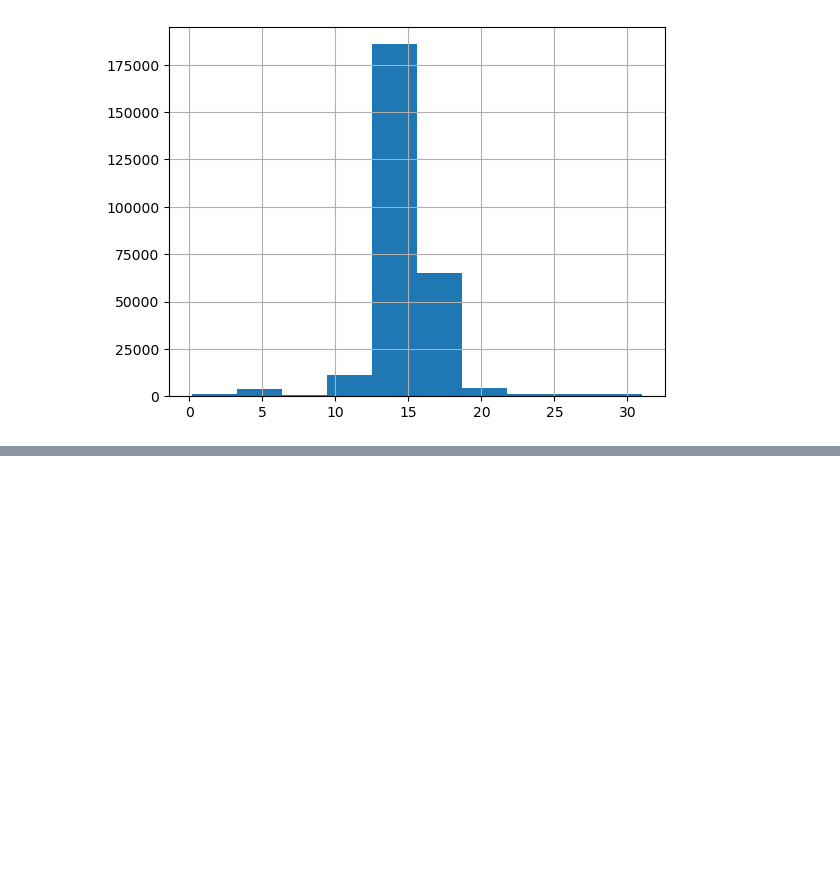
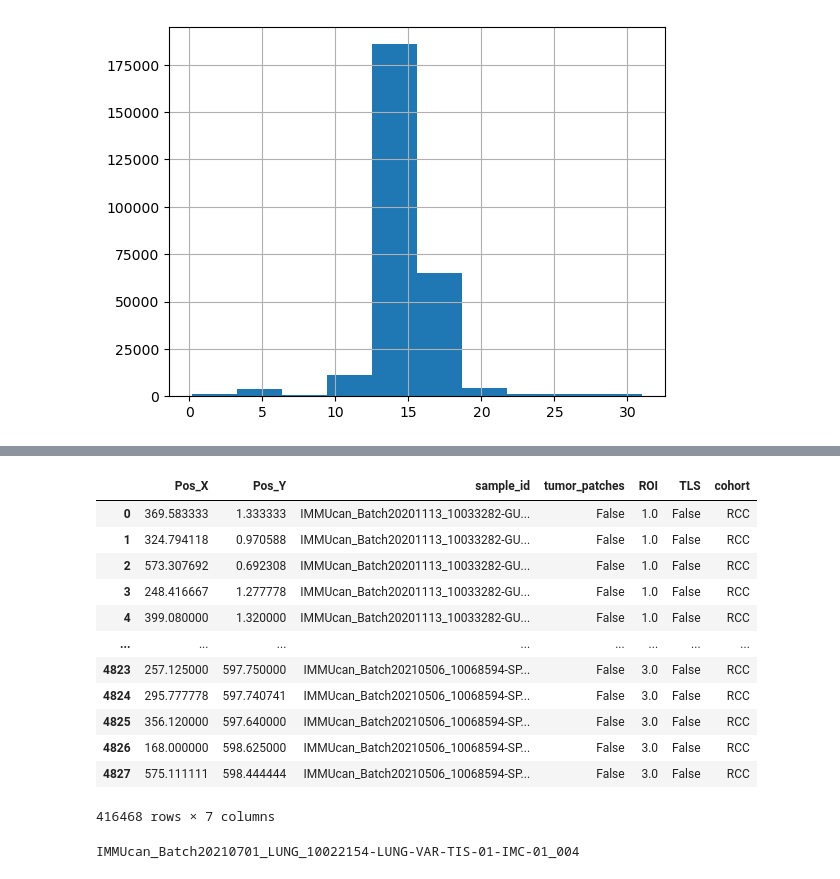
Before and after one commit to mouneem/Spatial-Omics-Networks-Benchmark-, a Jupyter notebook: pipelines/2 - Distance definition.ipynb, the cells around one changed output, grey strips where cells are left out. Drawn from its saved outputs; the diff is of its cells as text; code cells hidden in the pictures; blank space fills up the shorter version.

```diff
--- a/pipelines/2 - Distance definition.ipynb
+++ b/pipelines/2 - Distance definition.ipynb
@@ -82,0 +141,41 @@ distances
+# %%
+CellCohort
+# %% [output]
+|  | Pos_X | Pos_Y | sample_id | tumor_patches | ROI | TLS | cohort |
+| 0 | 369.583333 | 1.333333 | IMMUcan_Batch20201113_10033282-GU... | False | 1.0 | False | RCC |
+| 1 | 324.794118 | 0.970588 | IMMUcan_Batch20201113_10033282-GU... | False | 1.0 | False | RCC |
+| 2 | 573.307692 | 0.692308 | IMMUcan_Batch20201113_10033282-GU... | False | 1.0 | False | RCC |
+| 3 | 248.416667 | 1.277778 | IMMUcan_Batch20201113_10033282-GU... | False | 1.0 | False | RCC |
+| 4 | 399.080000 | 1.320000 | IMMUcan_Batch20201113_10033282-GU... | False | 1.0 | False | RCC |
+| ... | ... | ... | ... | ... | ... | ... | ... |
+| 4823 | 257.125000 | 597.750000 | IMMUcan_Batch20210506_10068594-SP... | False | 3.0 | False | RCC |
+| 4824 | 295.777778 | 597.740741 | IMMUcan_Batch20210506_10068594-SP... | False | 3.0 | False | RCC |
+| 4825 | 356.120000 | 597.640000 | IMMUcan_Batch20210506_10068594-SP... | False | 3.0 | False | RCC |
+| 4826 | 168.000000 | 598.625000 | IMMUcan_Batch20210506_10068594-SP... | False | 3.0 | False | RCC |
+| 4827 | 575.111111 | 598.444444 | IMMUcan_Batch20210506_10068594-SP... | False | 3.0 | False | RCC |
+416468 rows × 7 columns
+# %%
+distances = []
+all_distances = []
+for cohort in cohorts:
+    CellCohort = AllCells.loc[AllCells['cohort']==cohort,:].drop_duplicates()
+    for tlsVal in [True, False]:
+        if tlsVal:
+            CellCohort_ROI = CellCohort.loc[CellCohort['ROI']==4,:]
+        else:
+            CellCohort_ROI = CellCohort.loc[CellCohort['ROI']!=4,:]
+        for sample in CellCohort_ROI['sample_id'].unique():
+            print(sample)
+            Sample_Cell = CellCohort_ROI[CellCohort_ROI['sample_id']==sample]
+            points = CellCohort_ROI[['Pos_X','Pos_Y']]
+            knn_edges = SpAn.knn_edges(points, k = 1)
+            distance = SpAn.get_distances(points, knn_edges)
+            distance = SpAn.filter_top(distance,95)
+            distances += distance
+            Distances = pd.DataFrame({'distance':distance, 'cohort': [cohort]*len(distance) , 'TLS': [tlsVal]*len(distance), 'sample': sample})
+            all_distances.append(Distances)
+        g = sns.histplot(pd.Series(distances)).set_title(cohort + ' ' + 'TLS:' + str(tlsVal))
+        plt.show()
+All_Distances = pd.concat(all_distances)
+# %% [output]
+IMMUcan_Batch20210701_LUNG_10022154-LUNG-VAR-TIS-01-IMC-01_004
```
Also changed, not shown: parts of 9 cells of this notebook, 1 other file.
